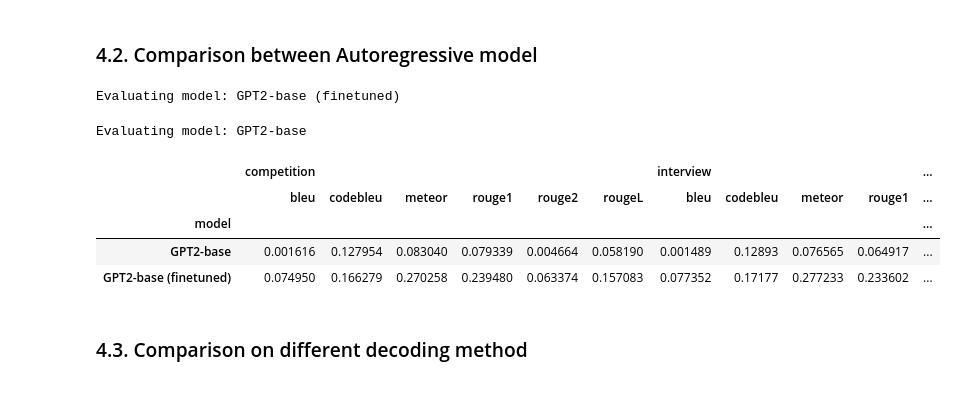
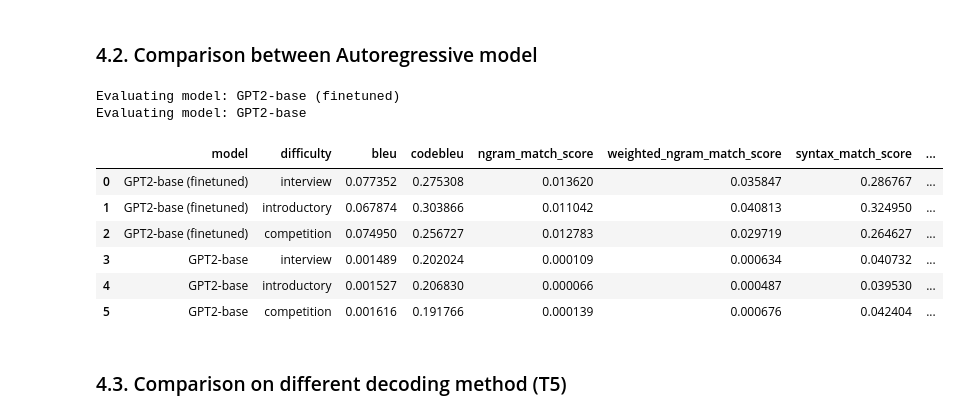
Before and after one commit to 18520339/python-auto-coder, a Jupyter notebook: code_generation_evaluation.ipynb, the cells around one changed output. Saved outputs shown, nothing was run; the diff lists cells and outputs as text; code cells hidden in the pictures.

```diff
--- a/code_generation_evaluation.ipynb
+++ b/code_generation_evaluation.ipynb
@@ -361,47 +370,55 @@ Token indices sequence length is longer than the specified maximum sequence leng
 # %% [markdown]
 ### 4.2. Comparison between Autoregressive model
 # %%
-model_comparison_results_df = pd.DataFrame(columns=['model', 'difficulty', 'bleu', 'codebleu', 'rouge1', 'rouge2', 'rougeL', 'meteor'])
+all_metric_names = ['bleu', 'codebleu', 'ngram_match_score', 'weighted_ngram_match_score', 'syntax_match_score', 'dataflow_match_score', 'rouge1', 'rouge2', 'rougeL', 'meteor']
+model_comparison_results_df = pd.DataFrame(columns=['model', 'difficulty', *all_metric_names])
 
 # all_difficulty_lvls = ['all'] + list(set(cleaned_cpa_test_set['difficulty']))
 all_difficulty_lvls = list(set(cleaned_cpa_test_set['difficulty']))
 
 def select_samples_based_on_difficulties(dataset, difficulty='all'):
   return dataset if (difficulty == 'all') else dataset.filter(lambda example: example['difficulty'] == difficulty)
 
 for model_name in ["GPT2-base (finetuned)", "GPT2-base"]:
   print(f"Evaluating model: {model_name}")
   model = all_models[model_name]["model"]
   tokenizer = all_models[model_name]["tokenizer"]
 
   ## for each difficulty levels
   for lvl in all_difficulty_lvls:
+    ### Run eval from scratch ###
     # Filter out the test set to only the current level
-    test_dataset_lvl = select_samples_based_on_difficulties(cleaned_cpa_test_set, difficulty=lvl)
+    # test_dataset_lvl = select_samples_based_on_difficulties(cleaned_cpa_test_set, difficulty=lvl)
+    # metrics, preds = evaluate_autoregressive_model(model, tokenizer, test_dataset_lvl)
+    # # Save pred path for later use
+    # with open(os.path.join(saved_predictions_path, f"{model_name}_{lvl}_predictions.pkl"), "wb") as f:
+    #   pickle.dump(preds, f)
+    # model_comparison_results_df.loc[len(model_comparison_results_df)] = [model_name, lvl, metrics['bleu'], metrics['codebleu'], metrics['rouge1'], metrics['rouge2'], metrics['rougeL'], metrics['meteor']]
 
-    metrics, preds = evaluate_autoregressive_model(model, tokenizer, test_dataset_lvl)
+    ### Run eval from saved predictions
+    with open(os.path.join(saved_predictions_path, f"{model_name}_{lvl}_predictions.pkl"), "rb") as f:
+      preds = pickle.load(f)
 
-    # Save pred path for later use
-    with open(os.path.join(saved_predictions_path, f"{model_name}_{lvl}_predictions.pkl"), "wb") as f:
-      pickle.dump(preds, f)
+    metrics = compute_metrics(preds, tokenizer)
+    model_comparison_results_df.loc[len(model_comparison_results_df)] = [model_name, lvl] + [metrics[x] for x in all_metric_names]
 
-    model_comparison_results_df.loc[len(model_comparison_results_df)] = [model_name, lvl, metrics['bleu'], metrics['codebleu'], metrics['rouge1'], metrics['rouge2'], metrics['rougeL'], metrics['meteor']]
-
-model_comparison_results_df = model_comparison_results_df.pivot(index="model", columns="difficulty", values=["bleu", "codebleu", "rouge1", "rouge2", "rougeL", "meteor"])
-model_comparison_results_df = model_comparison_results_df.sort_index(axis=1, level=1)
-model_comparison_results_df.columns = pd.MultiIndex.from_tuples([(d, m) for m, d in model_comparison_results_df.columns])
+# model_comparison_results_df = model_comparison_results_df.pivot(index="model", columns="difficulty", values=all_metric_names)
+# model_comparison_results_df = model_comparison_results_df.sort_index(axis=1, level=1)
+# model_comparison_results_df.columns = pd.MultiIndex.from_tuples([(d, m) for m, d in model_comparison_results_df.columns])
 model_comparison_results_df.to_excel(os.path.join(saved_results_path, "autoregressive_model_comparison_results.xlsx"))
 model_comparison_results_df
 # %% [output]
 Evaluating model: GPT2-base (finetuned)
+Evaluating model: GPT2-base
-Evaluating model: GPT2-base
-|  | competition |  |  |  |  |  | interview |  |  |  | ... |
-|  | bleu | codebleu | meteor | rouge1 | rouge2 | rougeL | bleu | codebleu | meteor | rouge1 | ... |
-| model |  |  |  |  |  |  |  |  |  |  | ... |
-| GPT2-base | 0.001616 | 0.127954 | 0.083040 | 0.079339 | 0.004664 | 0.058190 | 0.001489 | 0.12893 | 0.076565 | 0.064917 | ... |
-| GPT2-base (finetuned) | 0.074950 | 0.166279 | 0.270258 | 0.239480 | 0.063374 | 0.157083 | 0.077352 | 0.17177 | 0.277233 | 0.233602 | ... |
+|  | model | difficulty | bleu | codebleu | ngram_match_score | weighted_ngram_match_score | syntax_match_score | ... |
+| 0 | GPT2-base (finetuned) | interview | 0.077352 | 0.275308 | 0.013620 | 0.035847 | 0.286767 | ... |
+| 1 | GPT2-base (finetuned) | introductory | 0.067874 | 0.303866 | 0.011042 | 0.040813 | 0.324950 | ... |
+| 2 | GPT2-base (finetuned) | competition | 0.074950 | 0.256727 | 0.012783 | 0.029719 | 0.264627 | ... |
+| 3 | GPT2-base | interview | 0.001489 | 0.202024 | 0.000109 | 0.000634 | 0.040732 | ... |
+| 4 | GPT2-base | introductory | 0.001527 | 0.206830 | 0.000066 | 0.000487 | 0.039530 | ... |
+| 5 | GPT2-base | competition | 0.001616 | 0.191766 | 0.000139 | 0.000676 | 0.042404 | ... |
 # %% [markdown]
-### 4.3. Comparison on different decoding method
+### 4.3. Comparison on different decoding method (T5)
 # %%
 selected_model_name = "T5-base (finetuned)" ## you can set it to another model ##
 model = all_models[selected_model_name]["model"]
```
Also changed, not shown: parts of 9 cells of this notebook.
